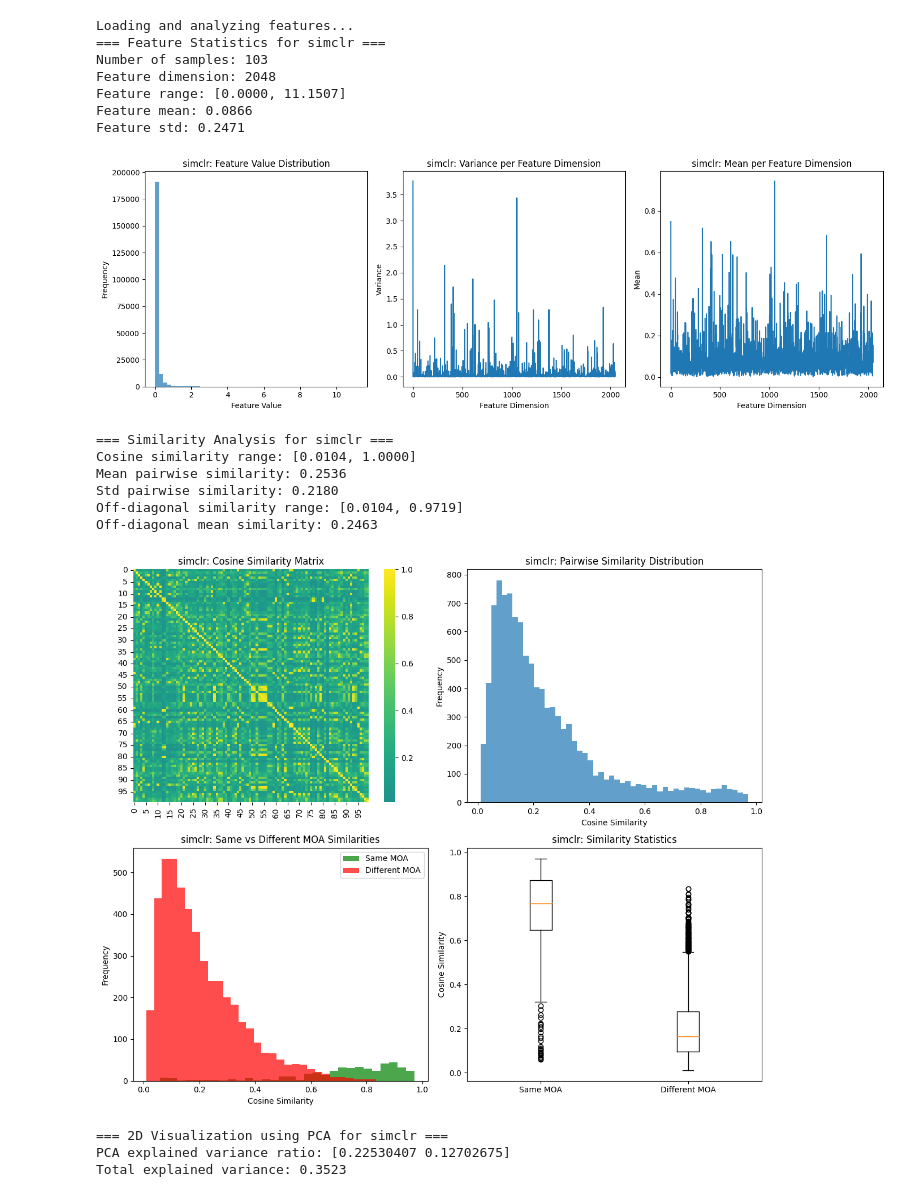
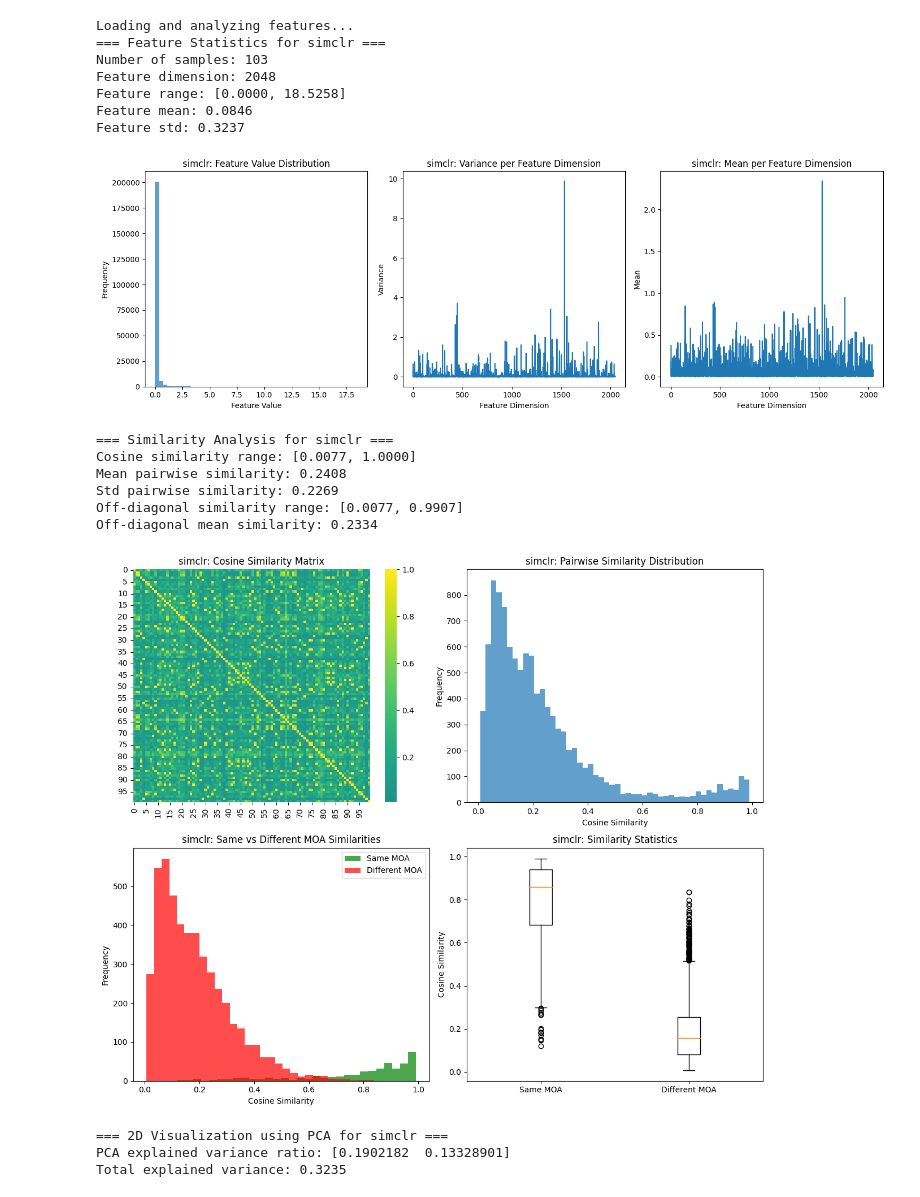
Before and after one commit to lukagerlach/CompoundProfiling, a Jupyter notebook: notebooks/vis.ipynb, the cells around one changed output. Cells and saved outputs as stored; diff of their text form; code cells hidden in the pictures.

```diff
--- a/notebooks/vis.ipynb
+++ b/notebooks/vis.ipynb
@@ -29,6 +29,8 @@ def load_all_features(model_name, features_dir="/scratch/cv-course2025/group8/bb
                 with open(filepath, 'rb') as f:
                     key, feature = pickle.load(f)
                     compound, concentration, moa = key
+                    if compound == 'DMSO':
+                        continue
 
                     features.append(feature)
                     keys.append(key)
@@ -366,44 +368,44 @@ def compare_models(model_names=['base_resnet', 'simclr']):
 
     # Overall quality score
     quality_score = comparison_df['MOA Separation'] * comparison_df['Feature Std']
     axes[1,1].bar(models, quality_score)
     axes[1,1].set_title('Quality Score (Separation × Variance)')
     axes[1,1].set_ylabel('Quality Score')
 
     plt.tight_layout()
     plt.show()
 
     return model_data, comparison_df
 
 # Beispiel-Nutzung:
 print("Loading and analyzing features...")
 
 # Einzelne Modell-Analyse
 simclr_data = load_all_features('simclr')
 simclr_stats = analyze_feature_statistics(simclr_data, 'simclr')
 simclr_sim_stats = analyze_feature_similarities(simclr_data, 'simclr')
 
 # 2D Visualisierung
 embedding = visualize_feature_embeddings(simclr_data, 'simclr', method='pca')
 
 # Modell-Vergleich
 model_data, comparison = compare_models(['base_resnet', 'simclr'])
 # %% [output]
 Loading and analyzing features...
 === Feature Statistics for simclr ===
 Number of samples: 103
 Feature dimension: 2048
-Feature range: [0.0000, 11.1507]
-Feature mean: 0.0866
-Feature std: 0.2471
+Feature range: [0.0000, 18.5258]
+Feature mean: 0.0846
+Feature std: 0.3237
-[figure, old version]
+[figure, new version]
 === Similarity Analysis for simclr ===
-Cosine similarity range: [0.0104, 1.0000]
-Mean pairwise similarity: 0.2536
-Std pairwise similarity: 0.2180
-Off-diagonal similarity range: [0.0104, 0.9719]
-Off-diagonal mean similarity: 0.2463
+Cosine similarity range: [0.0077, 1.0000]
+Mean pairwise similarity: 0.2408
+Std pairwise similarity: 0.2269
+Off-diagonal similarity range: [0.0077, 0.9907]
+Off-diagonal mean similarity: 0.2334
-[figure, old version]
+[figure, new version]
 === 2D Visualization using PCA for simclr ===
-PCA explained variance ratio: [0.22530407 0.12702675]
-Total explained variance: 0.3523
+PCA explained variance ratio: [0.1902182  0.13328901]
+Total explained variance: 0.3235
```
Also changed, not shown: parts of 1 cell of this notebook, 10 other files.
